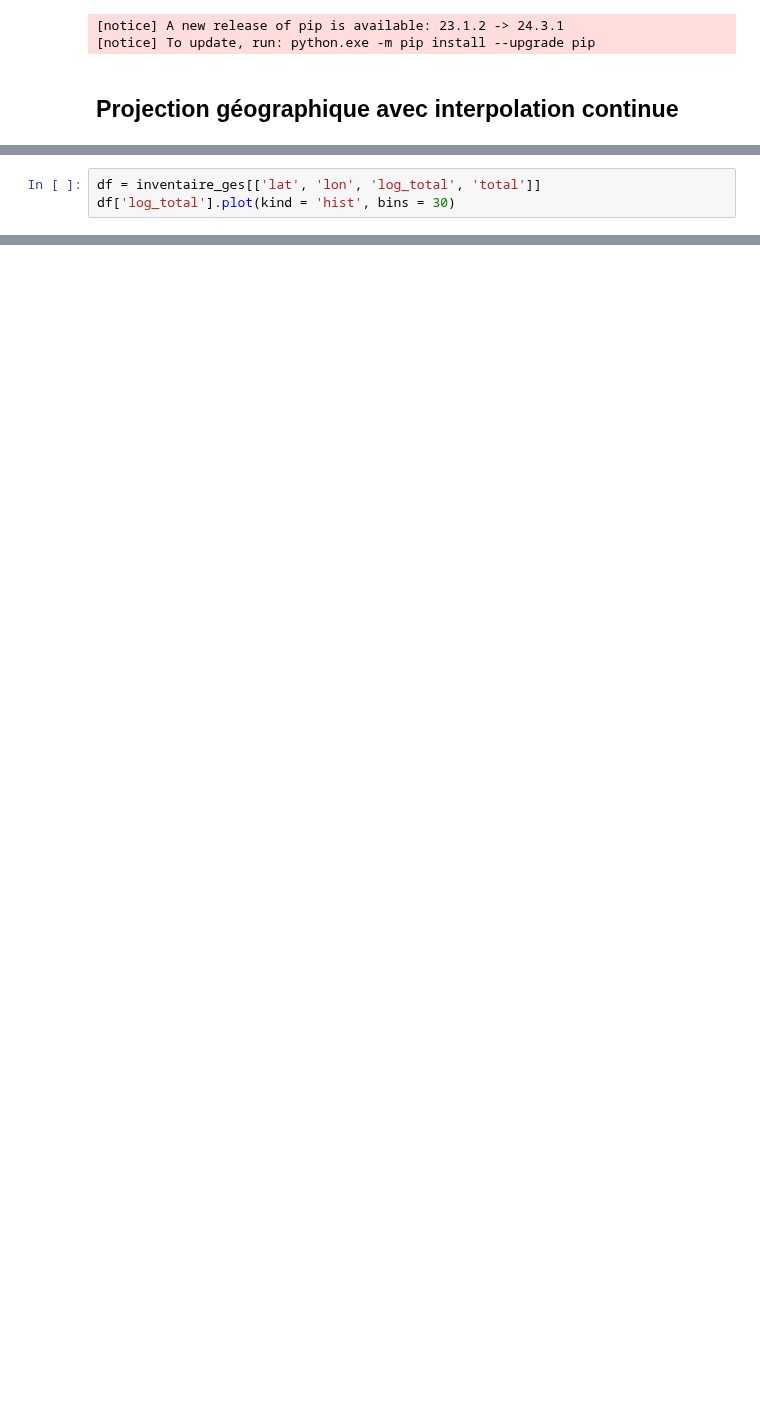
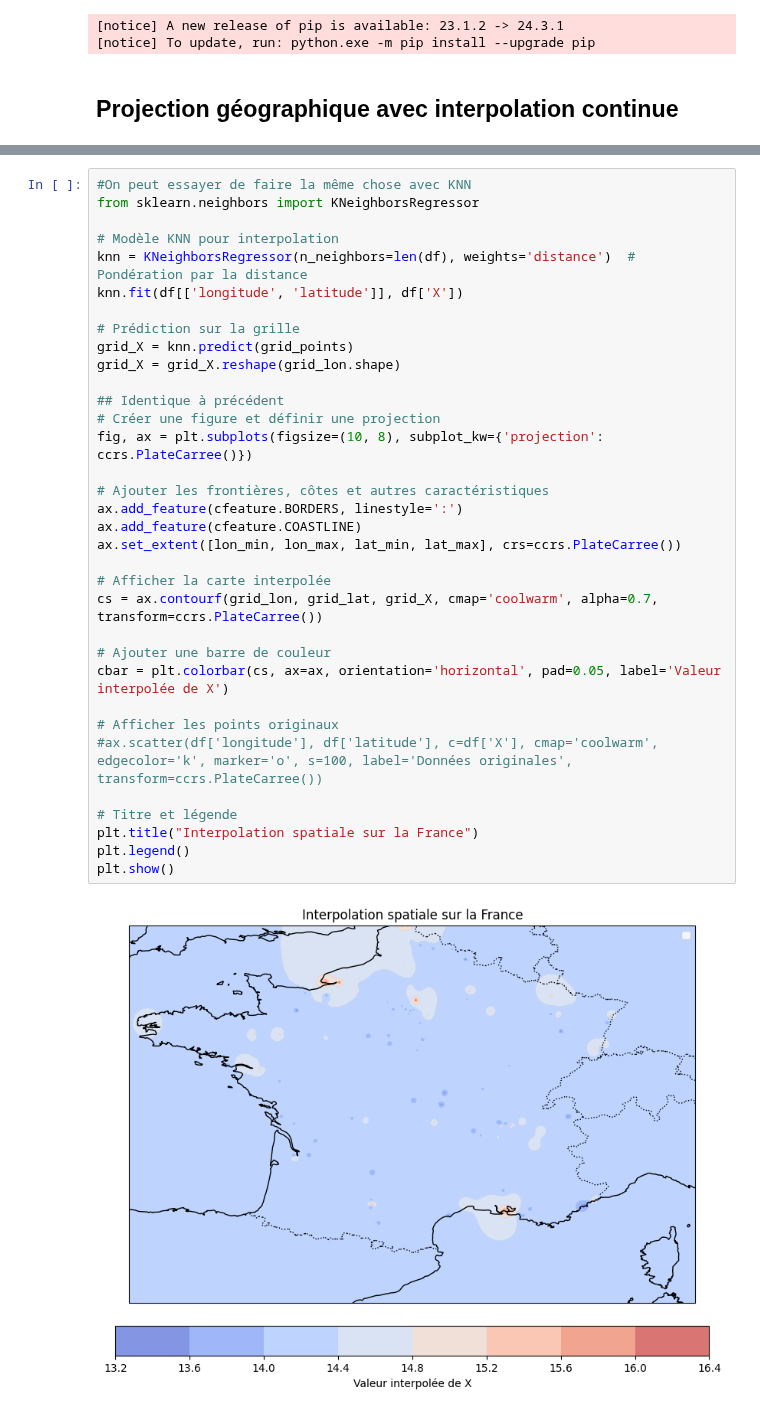
Before and after one commit to Antoine-Merienne/Projet-data-science-Mornand-Merienne, a Jupyter notebook: donnee_diverses.ipynb, the cells around one changed output, grey strips where cells are left out. Drawn from its saved outputs; the diff is of its cells as text; blank space fills up the shorter version.

```diff
--- a/donnee_diverses.ipynb
+++ b/donnee_diverses.ipynb
@@ -279,3 +273,0 @@ df['X'].plot(kind = 'hist', bins = 30)
-# %%
-df = inventaire_ges[['lat', 'lon', 'log_total', 'total']]
-df['log_total'].plot(kind = 'hist', bins = 30)
@@ -312,0 +274,36 @@ df_equilibre
+# %%
+#On peut essayer de faire la même chose avec KNN
+from sklearn.neighbors import KNeighborsRegressor
+
+# Modèle KNN pour interpolation
+knn = KNeighborsRegressor(n_neighbors=len(df), weights='distance')  # Pondération par la distance
+knn.fit(df[['longitude', 'latitude']], df['X'])
+
+# Prédiction sur la grille
+grid_X = knn.predict(grid_points)
+grid_X = grid_X.reshape(grid_lon.shape)
+
+## Identique à précédent
+# Créer une figure et définir une projection
+fig, ax = plt.subplots(figsize=(10, 8), subplot_kw={'projection': ccrs.PlateCarree()})
+
+# Ajouter les frontières, côtes et autres caractéristiques
+ax.add_feature(cfeature.BORDERS, linestyle=':')
+ax.add_feature(cfeature.COASTLINE)
+ax.set_extent([lon_min, lon_max, lat_min, lat_max], crs=ccrs.PlateCarree())
+
+# Afficher la carte interpolée
+cs = ax.contourf(grid_lon, grid_lat, grid_X, cmap='coolwarm', alpha=0.7, transform=ccrs.PlateCarree())
+
+# Ajouter une barre de couleur
+cbar = plt.colorbar(cs, ax=ax, orientation='horizontal', pad=0.05, label='Valeur interpolée de X')
+
+# Afficher les points originaux
+#ax.scatter(df['longitude'], df['latitude'], c=df['X'], cmap='coolwarm', edgecolor='k', marker='o', s=100, label='Données originales', transform=ccrs.PlateCarree())
+
+# Titre et légende
+plt.title("Interpolation spatiale sur la France")
+plt.legend()
+plt.show()
+# %% [output]
+[figure, added]
```
Also changed, not shown: parts of 8 cells of this notebook.
